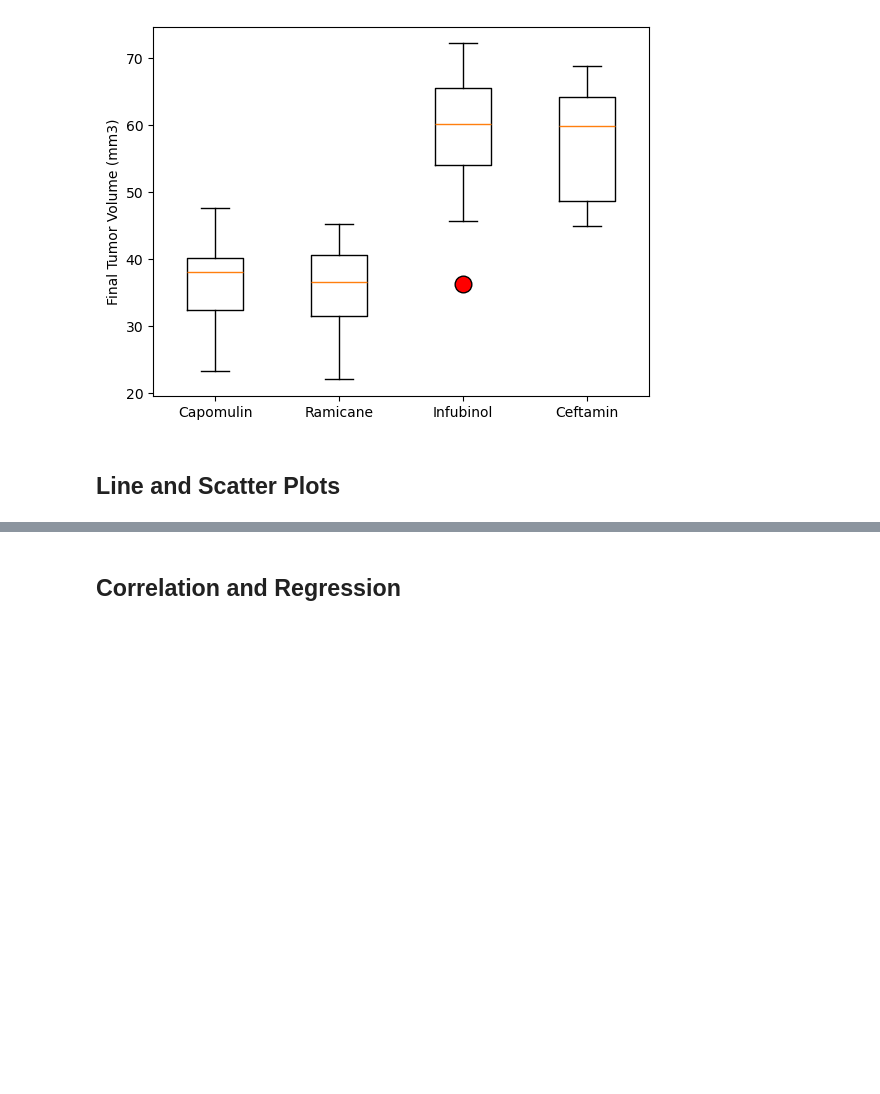
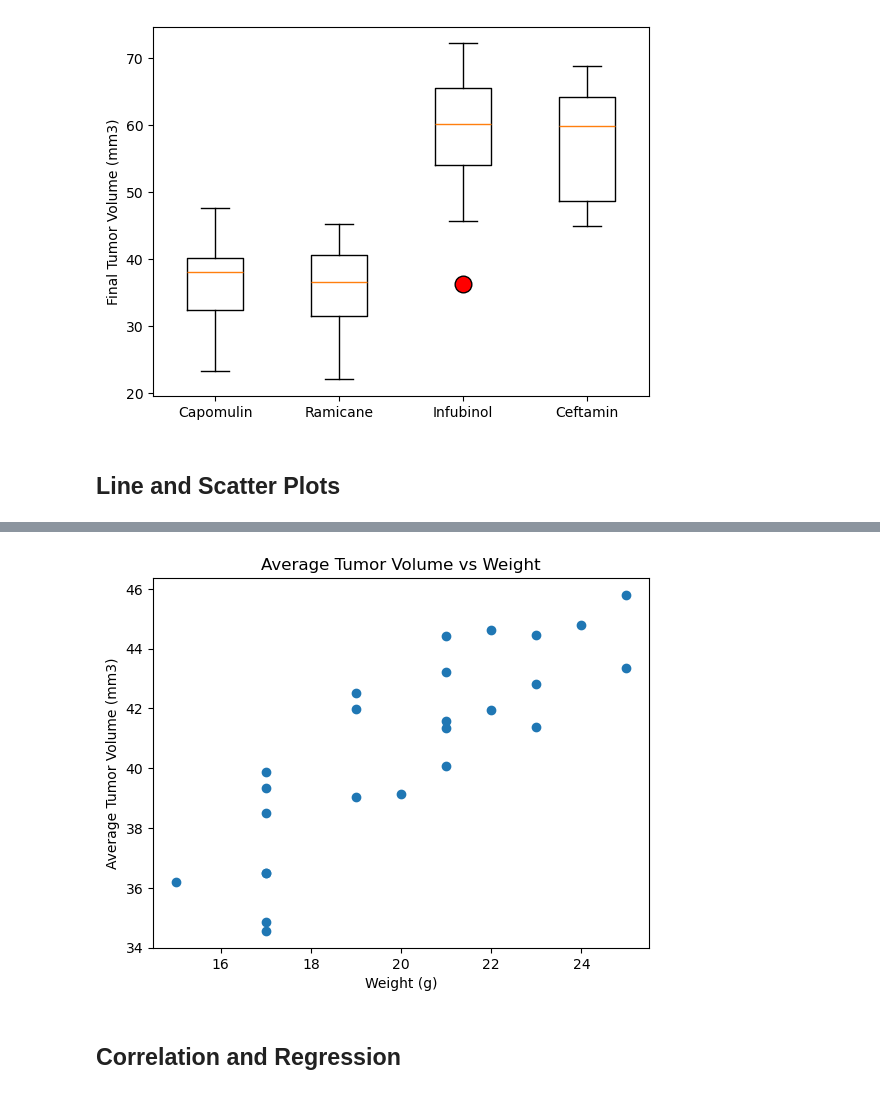
Before and after one commit to timsullivan92/pymaceuticals, a Jupyter notebook: pymaceuticals.ipynb, the cells around one changed output, grey strips where cells are left out. Saved outputs shown, nothing was run; the diff lists cells and outputs as text; code cells hidden in the pictures; blank space fills up the shorter version.

```diff
--- a/pymaceuticals.ipynb
+++ b/pymaceuticals.ipynb
@@ -254,2 +305,26 @@ Ceftamin's potential outliers: Series([], Name: Tumor Volume (mm3), dtype: float
+# %%
+# Generate a scatter plot of mouse weight vs. the average observed tumor volume for the entire Capomulin regimen
+
+#Filter combined study data to only keep "Capomulin" drug regimen data
+tumor_weight_scatter = combined_study_clean_df.loc[(combined_study_clean_df["Drug Regimen"] == "Capomulin"),
+                                                    ["Mouse ID","Weight (g)", "Tumor Volume (mm3)"]]
+
+#Create series for the mouse weight and the average observed tumor volume
+avg_tumor_vol = tumor_weight_scatter.groupby("Mouse ID")["Tumor Volume (mm3)"].mean()
+mouse_weight = tumor_weight_scatter.groupby("Mouse ID")["Weight (g)"].mean()
+
+#Merge mouse weight and average observed tumor volume series.  Results in a df that shows weight and
+#average observed tumor volume for each Mouse ID.
+tumor_weight_scatter_avg = pd.merge(mouse_weight, avg_tumor_vol,
+                                 how='inner', on='Mouse ID')
+
+#Create the scatter plot
+plt.scatter(tumor_weight_scatter_avg["Weight (g)"],tumor_weight_scatter_avg["Tumor Volume (mm3)"])
+plt.title("Average Tumor Volume vs Weight")
+plt.xlabel("Weight (g)")
+plt.ylabel("Average Tumor Volume (mm3)")
+plt.show()
+# %% [output]
+[figure, added]
 # %% [markdown]
 ## Correlation and Regression
```
Also changed, not shown: parts of 15 cells of this notebook.
